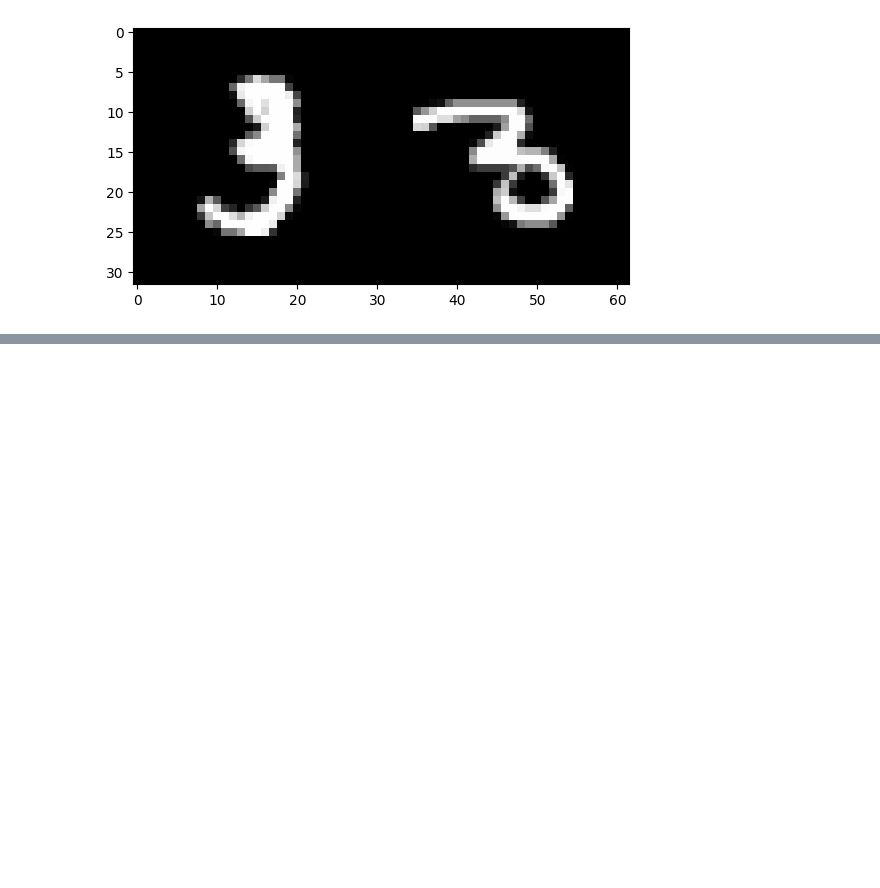
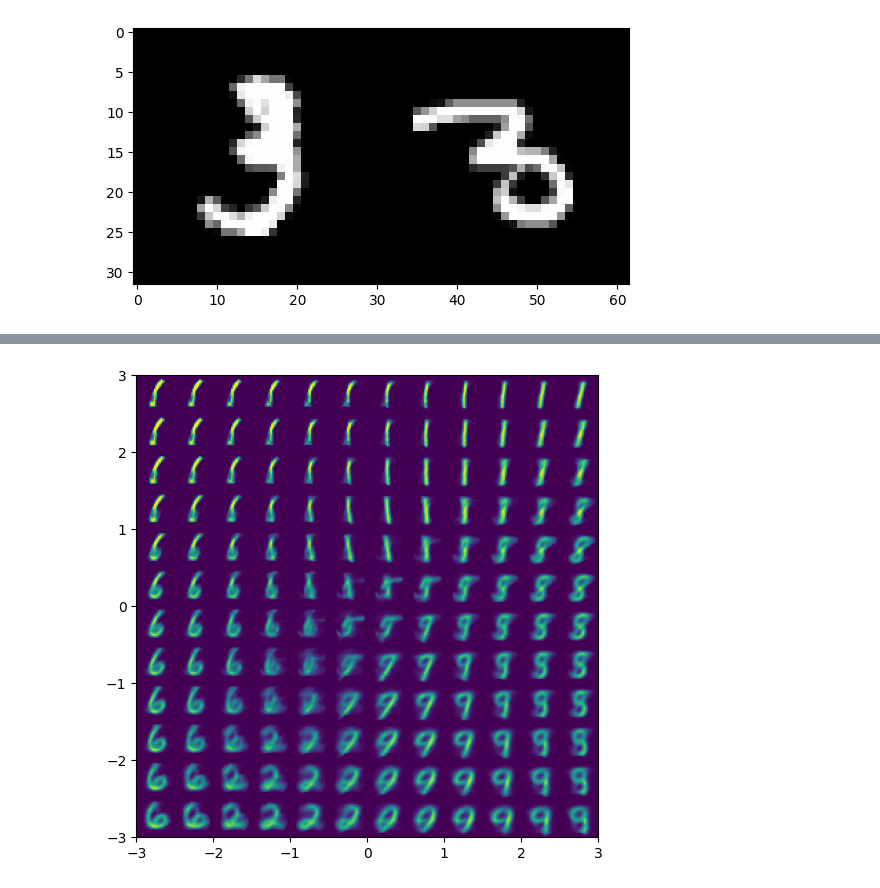
Before and after one commit to dfridland/PyTorch, a Jupyter notebook: PyTorchLesson8.ipynb, the cells around one changed output, grey strips where cells are left out. Cells and saved outputs as stored; diff of their text form; code cells hidden in the pictures; blank space fills up the shorter version.

```diff
--- a/PyTorchLesson8.ipynb
+++ b/PyTorchLesson8.ipynb
@@ -135,0 +254,18 @@ The distance between classes 3 and 3
+# %%
+def plot_reconsctructed(autoencoder, r0=(-3,3), r1=(-3,3), n=12):
+  w= 28
+
+  img = np.zeros((n*w, n*w))
+  for i, y in enumerate(np.linspace(*r1, n)):
+    for j, x in enumerate(np.linspace(*r0, n)):
+      z = torch.Tensor([[x, y]]).to(device)
+      x_hat = autoencoder.decoder(z)
+      x_hat = x_hat.reshape(28,28).to('cpu').detach().numpy()
+      img[(n-1-i)*w:(n-1-i+1)*w, j*w:(j+1)*w] = x_hat
+
+  plt.figure(figsize=(15,6))
+  plt.imshow(img, extent=[*r0, *r1])
+# %%
+plot_reconsctructed(autoencoder)
+# %% [output]
+[figure, added]
```
Also changed, not shown: parts of 20 cells of this notebook.
